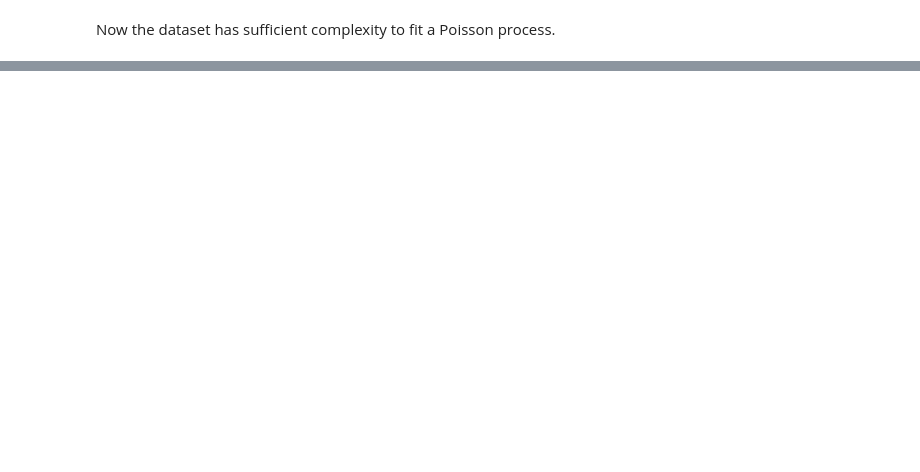
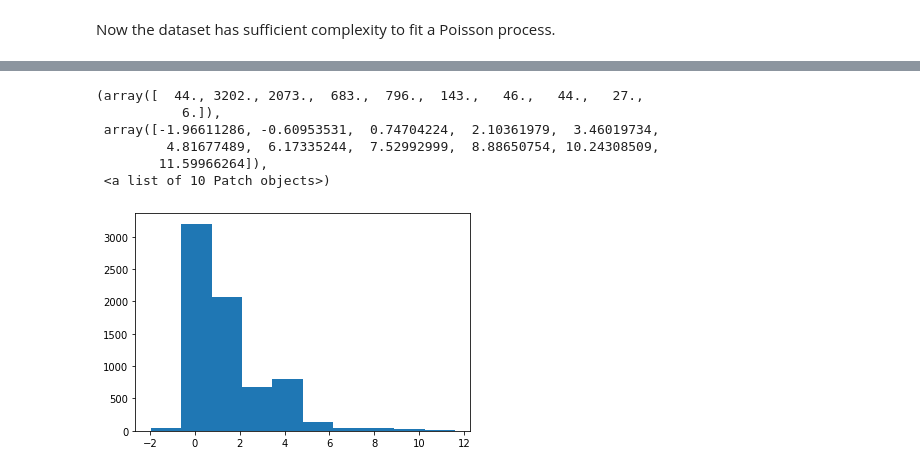
Before and after one commit to aditya-sengupta/exosyssim-prototyping, a Jupyter notebook: dev/occurrence_abc.ipynb, the cells around one changed output, grey strips where cells are left out. Saved outputs shown, nothing was run; the diff lists cells and outputs as text; code cells hidden in the pictures; blank space fills up the shorter version.

```diff
--- a/dev/occurrence_abc.ipynb
+++ b/dev/occurrence_abc.ipynb
@@ -57,0 +102,10 @@ radius_buckets = [min_radius * 2 ** i for i in range(int(np.ceil(np.log2(max_rad
+# %%
+plt.hist(np.log(np.array(radii)))
+# %% [output]
+(array([  44., 3202., 2073.,  683.,  796.,  143.,   46.,   44.,   27.,
+           6.]),
+ array([-1.96611286, -0.60953531,  0.74704224,  2.10361979,  3.46019734,
+         4.81677489,  6.17335244,  7.52992999,  8.88650754, 10.24308509,
+        11.59966264]),
+ <a list of 10 Patch objects>)
+[figure, added]
```
Also changed, not shown: parts of 13 cells of this notebook, 3 other files.
